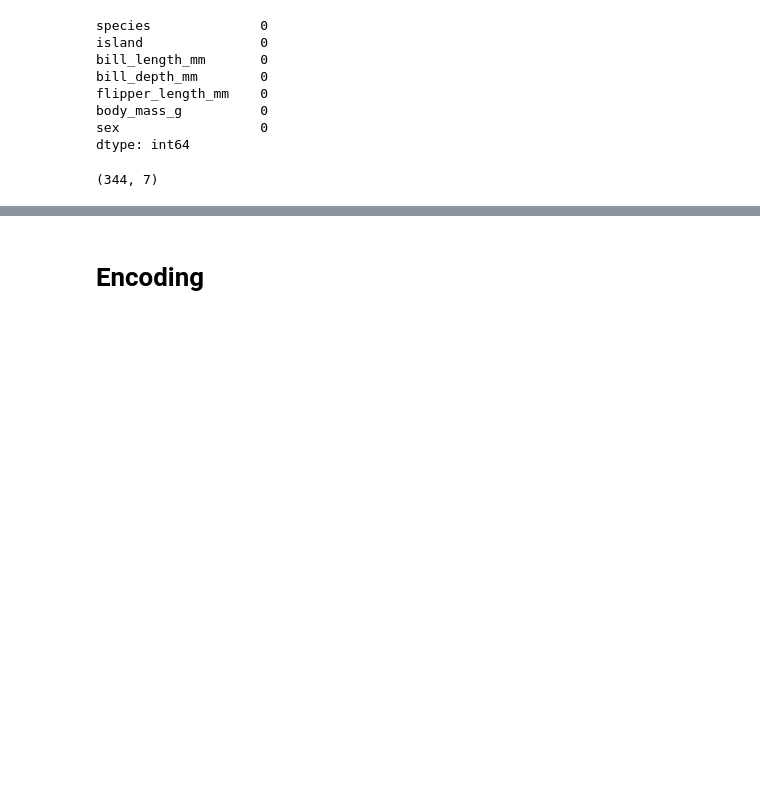
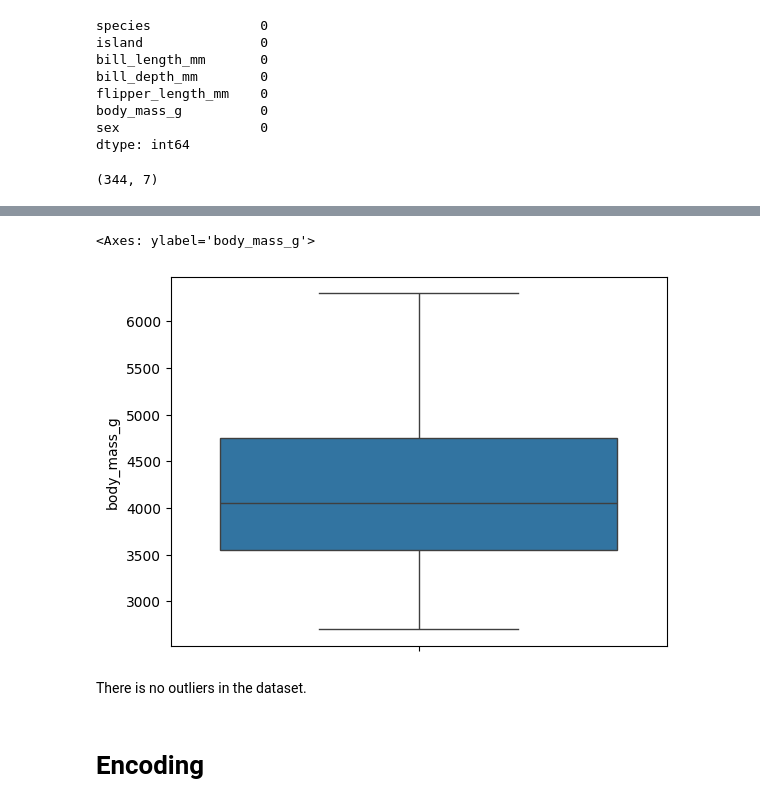
Before and after one commit to Bikram213/penguins_dataset_EDA., a Jupyter notebook: penguins_dataset_EDA.ipynb, the cells around one changed output, grey strips where cells are left out. Drawn from its saved outputs; the diff is of its cells as text; code cells hidden in the pictures; blank space fills up the shorter version.

```diff
--- a/penguins_dataset_EDA.ipynb
+++ b/penguins_dataset_EDA.ipynb
@@ -225,0 +230,7 @@ df1.head()
+# %%
+sns.boxplot(df['body_mass_g'])
+# %% [output]
+<Axes: ylabel='body_mass_g'>
+[figure, added]
+# %% [markdown]
+There is no outliers in the dataset.
```
Also changed, not shown: parts of 42 cells of this notebook.
